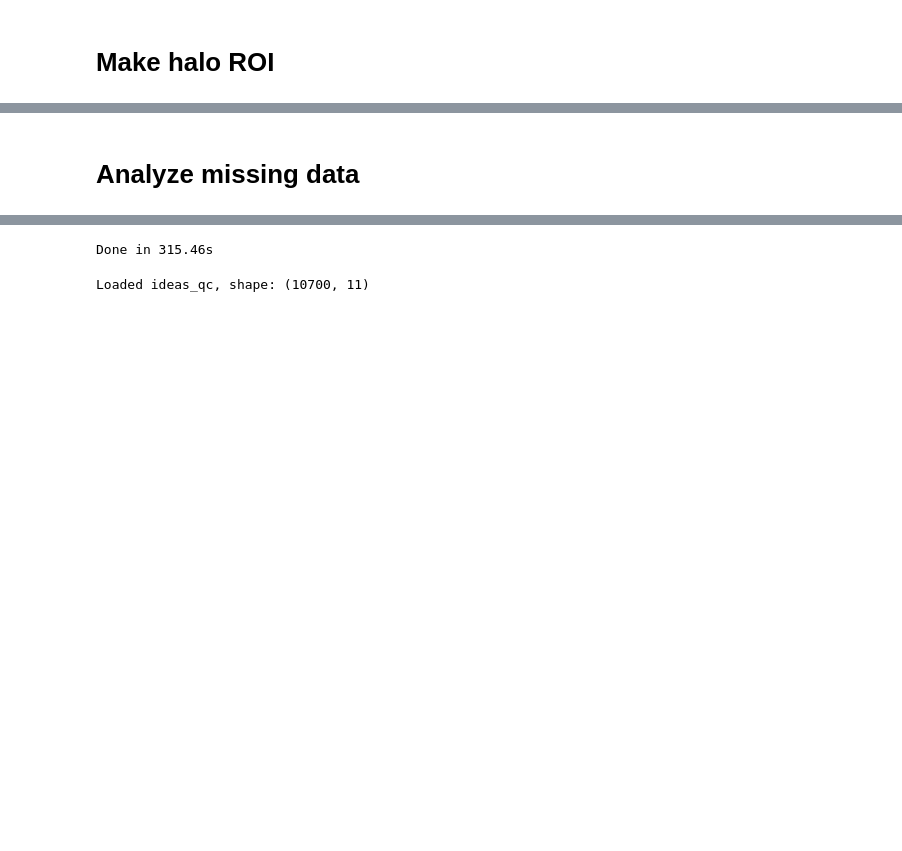
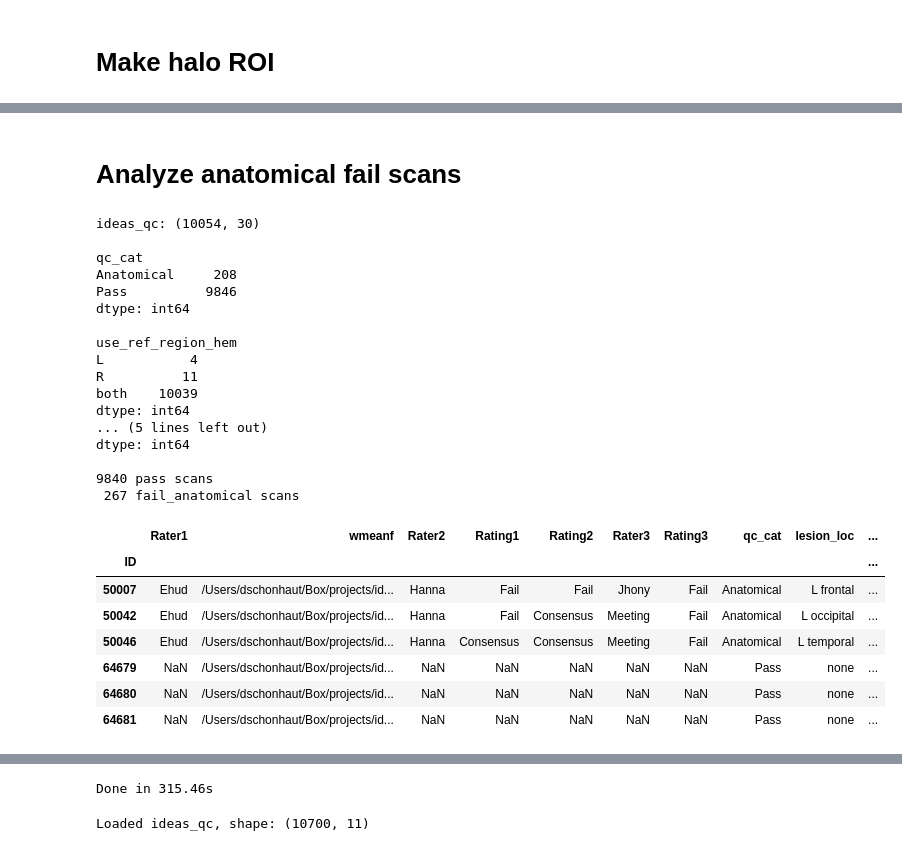
Before and after one commit to dschonhaut/ideas, a Jupyter notebook: ideas_qa.ipynb, the cells around one changed output, grey strips where cells are left out. Drawn from its saved outputs; the diff is of its cells as text; code cells hidden in the pictures; blank space fills up the shorter version.

```diff
--- a/ideas_qa.ipynb
+++ b/ideas_qa.ipynb
@@ -3,6 +3,7 @@ import itertools
 import os.path as op
 import warnings
 from glob import glob
+from time import time
 
 import numpy as np
 
@@ -10,6 +11,23 @@ np.set_printoptions(precision=2, suppress=True)
 import pandas as pd
 
 pd.options.display.max_rows = 999
+pd.options.display.max_columns = 999
+import matplotlib as mpl
 import matplotlib.pyplot as plt
 import nibabel as nib
 import scipy.stats as stats
+import seaborn as sns
+
+co = {
+    "red": "#E3120B",
+    "blue": "#006BA2",
+    "cyan": "#3EBCD2",
+    "green": "#379A8B",
+    "yellow": "#EBB434",
+    "purple": "#9A607F",
+    "gray": "#B7C6CF",
+    "lgray": "#E9EDF0",
+    "dgray": "#758D99",
+}
+
+%matplotlib inline
@@ -287,3 +323,59 @@ if overwrite or not op.exists(outfile):
 # %% [markdown]
-# Analyze missing data
+# Analyze anatomical fail scans
+# %%
+# Load the spreadsheet.
+ideas_qcf = op.join(
+    data_dir, "metadata", "All_Pairs-extended-anatomical_fail_review-DRS.csv"
+)
+# ----------------------------
+browse_cols = ["qc_cat", "use_ref_region_hem", "use_cl_roi_hem"]
+
+# Load the QC scan spreadsheet.
+ideas_qc = pd.read_csv(ideas_qcf)
+ideas_qc.set_index("ID", inplace=True)
+assert ideas_qc.index.nunique() == len(ideas_qc)
+ideas_qc = ideas_qc.query("(qc_cat==['Pass', 'Anatomical']) & (quantify==1)")
+
+# Add paths to the warped mean images.
+ideas_qc.insert(
+    1,
+    "wmeanf",
+    [op.join(pet_dir, "w{}.nii".format(x)) for x in ideas_qc.index],
+)
+
+# Print some basic info
+print("ideas_qc: {}".format(ideas_qc.shape))
+print("")
+for col in browse_cols:
+    print(ideas_qc.groupby(col).size(), end="\n" * 2)
+for k in qc_cats.index:
+    print("{:>4} {} scans".format(len(qc_cats[k]), k))
+print("")
+display(ideas_qc.iloc[np.r_[0:3, -3:0], :])
+# %% [output]
+ideas_qc: (10054, 30)
+
+qc_cat
+Anatomical     208
+Pass          9846
+dtype: int64
+
+use_ref_region_hem
+L           4
+R          11
+both    10039
+dtype: int64
+... (5 lines left out)
+dtype: int64
+
+9840 pass scans
+ 267 fail_anatomical scans
+|  | Rater1 | wmeanf | Rater2 | Rating1 | Rating2 | Rater3 | Rating3 | qc_cat | lesion_loc | ... |
+| ID |  |  |  |  |  |  |  |  |  | ... |
+| 50007 | Ehud | /Users/dschonhaut/Box/projects/id... | Hanna | Fail | Fail | Jhony | Fail | Anatomical | L frontal | ... |
+| 50042 | Ehud | /Users/dschonhaut/Box/projects/id... | Hanna | Fail | Consensus | Meeting | Fail | Anatomical | L occipital | ... |
+| 50046 | Ehud | /Users/dschonhaut/Box/projects/id... | Hanna | Consensus | Consensus | Meeting | Fail | Anatomical | L temporal | ... |
+| 64679 | NaN | /Users/dschonhaut/Box/projects/id... | NaN | NaN | NaN | NaN | NaN | Pass | none | ... |
+| 64680 | NaN | /Users/dschonhaut/Box/projects/id... | NaN | NaN | NaN | NaN | NaN | Pass | none | ... |
+| 64681 | NaN | /Users/dschonhaut/Box/projects/id... | NaN | NaN | NaN | NaN | NaN | Pass | none | ... |
 # %%
```
Also changed, not shown: parts of 18 cells of this notebook.
